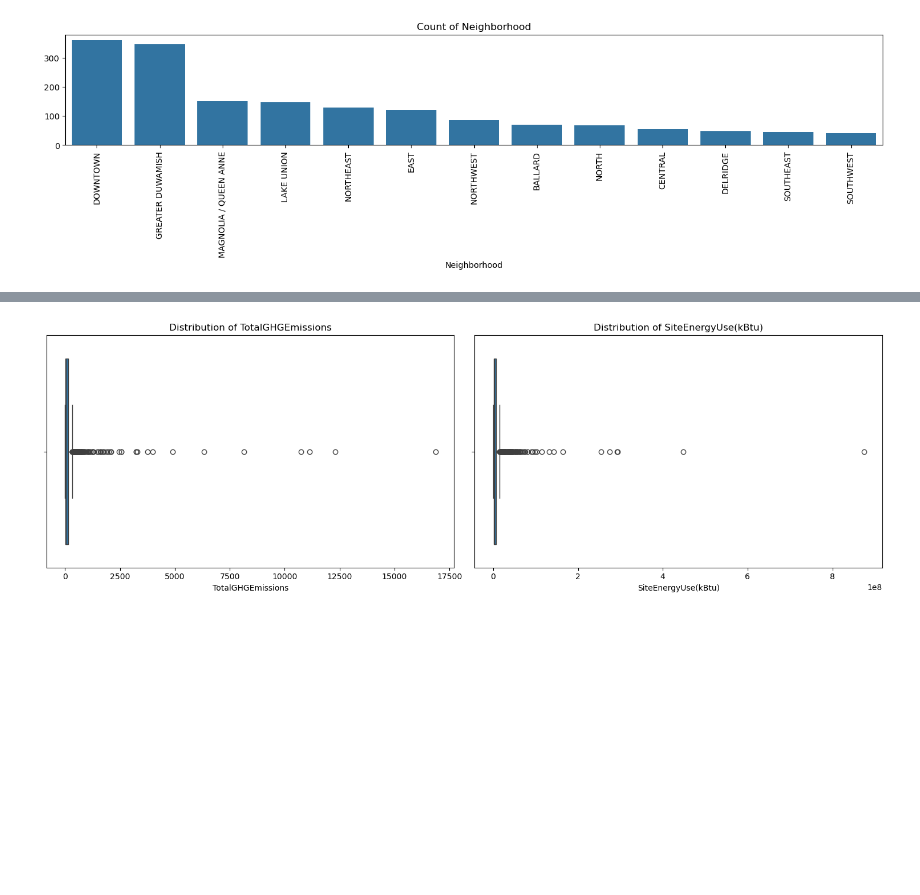
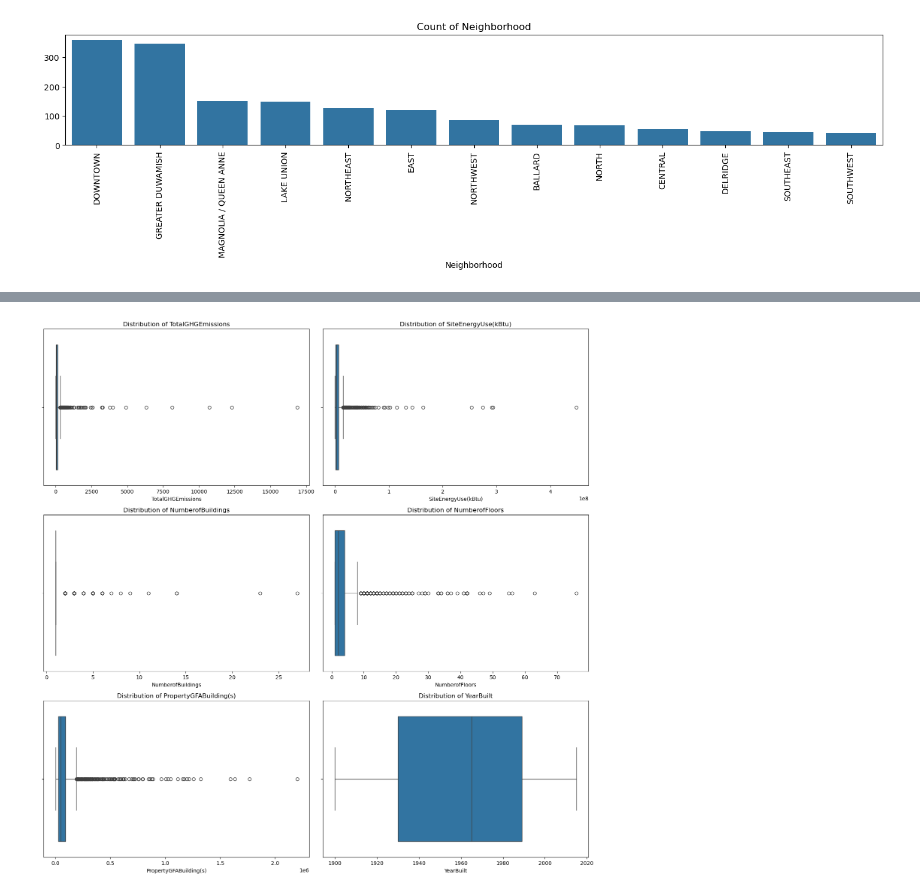
Before and after one commit to hystb/P3_OC_Anticipez_les_besoins_en_consommation_de_batiments, a Jupyter notebook: Milan_Nicolas_1_notebook_exploratoire_082024.ipynb, the cells around one changed output, grey strips where cells are left out. Cells and saved outputs as stored; diff of their text form; code cells hidden in the pictures; blank space fills up the shorter version.

Commit message:
add barplot, boxplot, acp, multiboxplot

```diff
--- a/Milan_Nicolas_1_notebook_exploratoire_082024.ipynb
+++ b/Milan_Nicolas_1_notebook_exploratoire_082024.ipynb
@@ -69,3 +127,10 @@ def draw_map(data):
         ).add_to(mymap)
     mymap.save("map.html")
     webbrowser.open("map.html")
+# %%
+def treat_outliers(data, thresholds):
+    data_clean = data.copy()
+    for col, (min_val, max_val) in thresholds.items():
+        if col in data.columns:
+            data_clean = data_clean[(data_clean[col] > min_val) & (data_clean[col] <= max_val)]
+    return data_clean
@@ -113,11 +197,8 @@ numeric_columns = ['NumberofBuildings',
                    'NumberofFloors',
                    'PropertyGFABuilding(s)',
                    'YearBuilt'
-
                    ]
-qualitative_columns = ['Outlier',
-                       'PrimaryPropertyType',
-                       'ListOfAllPropertyUseTypes',
+qualitative_columns = ['PrimaryPropertyType',
                        'BuildingType',
                        'Neighborhood',
                        ]
@@ -131,0 +219,4 @@ draw_map(X_clean)
+# %%
+rows_to_drop = X_clean.index[X_clean[main_features].isna().all(axis=1)]
+X_clean = X_clean.drop(rows_to_drop)
+print(f"Dropping {len(rows_to_drop)} rows with missing values in main features")
@@ -157,0 +256,11 @@ we have GHG min -0.80 is not possible
+# %%
+thresholds = {
+	'NumberofBuildings' : (0, 112),
+    'NumberofFloors' : (0, 77),
+    'PropertyGFABuilding(s)' : (0, 9320157),
+    'TotalGHGEmissions' : (0, 16871),
+    'SiteEnergyUse(kBtu)' : (0, 873923713)
+}
+
+X_imputed = treat_outliers(X_clean, thresholds)
+X_imputed[main_features + numeric_columns].describe()
@@ -158,4 +277,4 @@ we have GHG min -0.80 is not possible
 # %%
-plot_boxplots(X_clean[X_clean['Outlier'].isna()], main_features)
+plot_boxplots(X_imputed, main_features + numeric_columns)
 # %% [output]
-[figure, old version]
+[figure, new version]
```
Also changed, not shown: parts of 20 cells of this notebook.
